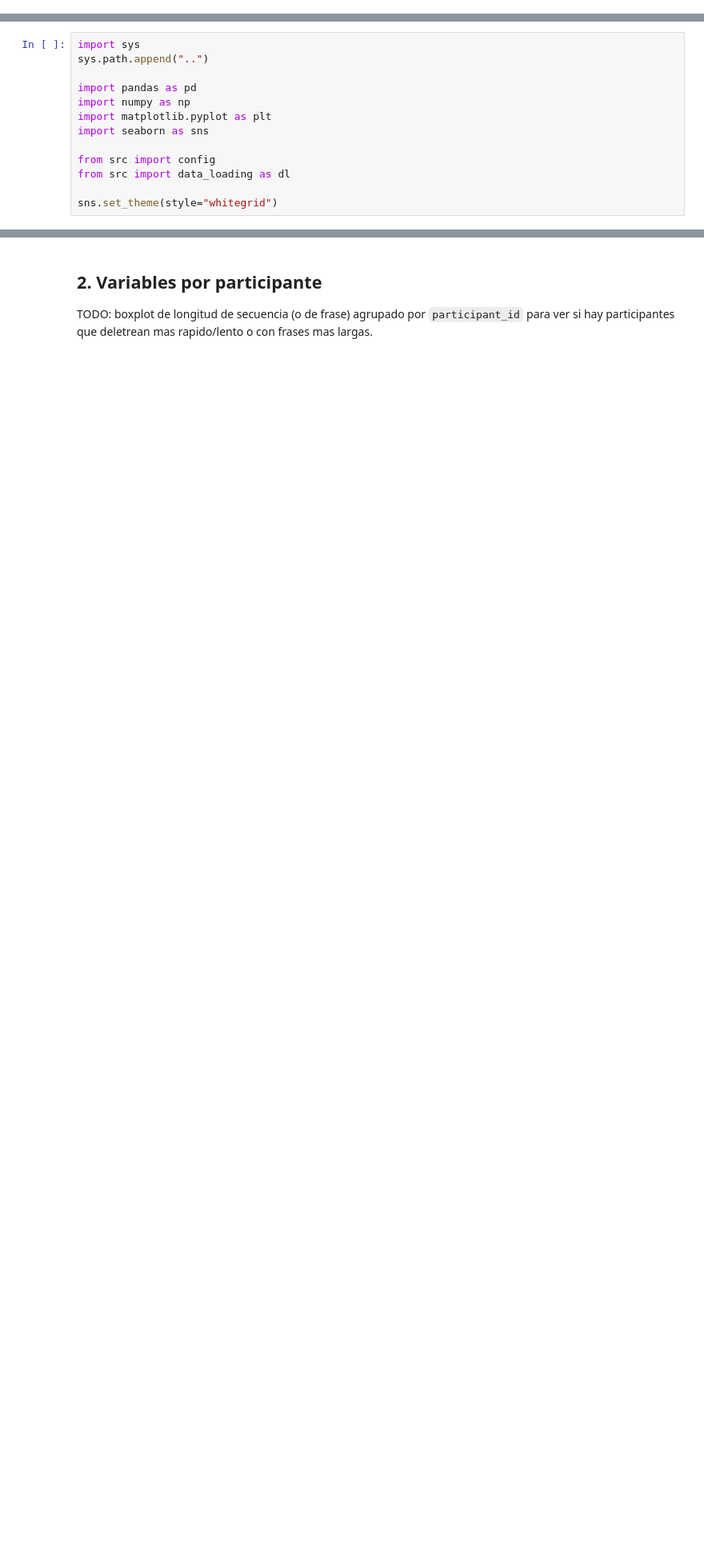
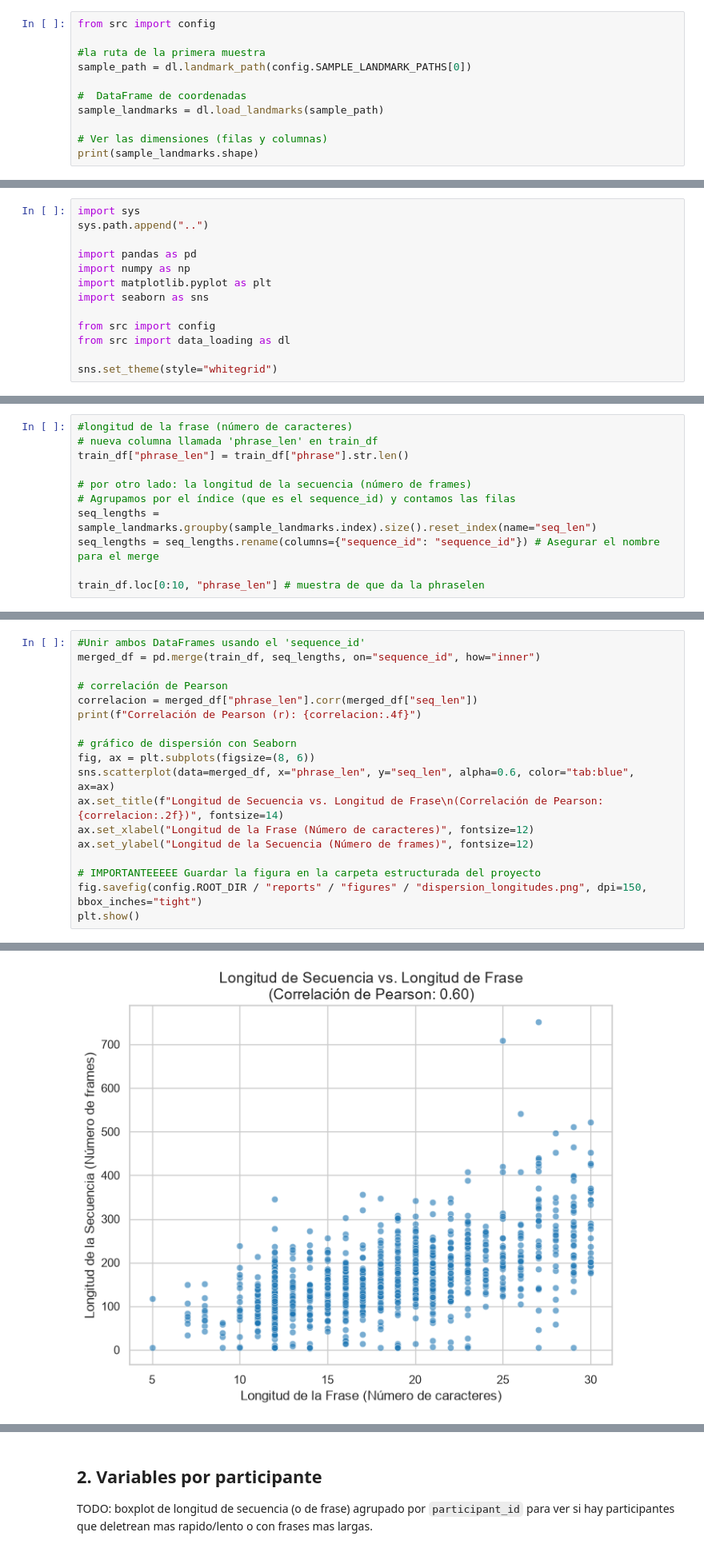
Before and after one commit to DufreyM/CC3084-Proyecto2, a Jupyter notebook: notebooks/04_analisis_bivariado.ipynb, the cells around one changed output, grey strips where cells are left out. Shown at 80% size. Cells and saved outputs as stored; diff of their text form; blank space fills up the shorter version.

Commit message:
feat: análisis bivariado entre longitud de secuencia y largo de frase, asi como secuencia por participante

```diff
--- a/notebooks/04_analisis_bivariado.ipynb
+++ b/notebooks/04_analisis_bivariado.ipynb
@@ -8,0 +29,11 @@
+# %%
+from src import config
+
+#la ruta de la primera muestra
+sample_path = dl.landmark_path(config.SAMPLE_LANDMARK_PATHS[0])
+
+#  DataFrame de coordenadas
+sample_landmarks = dl.load_landmarks(sample_path)
+
+# Ver las dimensiones (filas y columnas)
+print(sample_landmarks.shape)
@@ -29,0 +84,11 @@ TODO: dispersion + correlacion entre el numero de frames de la secuencia y el nu
+# %%
+#longitud de la frase (número de caracteres)
+# nueva columna llamada 'phrase_len' en train_df
+train_df["phrase_len"] = train_df["phrase"].str.len()
+
+# por otro lado: la longitud de la secuencia (número de frames)
+# Agrupamos por el índice (que es el sequence_id) y contamos las filas
+seq_lengths = sample_landmarks.groupby(sample_landmarks.index).size().reset_index(name="seq_len")
+seq_lengths = seq_lengths.rename(columns={"sequence_id": "sequence_id"}) # Asegurar el nombre para el merge
+
+train_df.loc[0:10, "phrase_len"] # muestra de que da la phraselen
@@ -29,0 +110,19 @@ TODO: dispersion + correlacion entre el numero de frames de la secuencia y el nu
+# %%
+#Unir ambos DataFrames usando el 'sequence_id'
+merged_df = pd.merge(train_df, seq_lengths, on="sequence_id", how="inner")
+
+# correlación de Pearson
+correlacion = merged_df["phrase_len"].corr(merged_df["seq_len"])
+print(f"Correlación de Pearson (r): {correlacion:.4f}")
+
+# gráfico de dispersión con Seaborn
+fig, ax = plt.subplots(figsize=(8, 6))
+sns.scatterplot(data=merged_df, x="phrase_len", y="seq_len", alpha=0.6, color="tab:blue", ax=ax)
+ax.set_title(f"Longitud de Secuencia vs. Longitud de Frase\n(Correlación de Pearson: {correlacion:.2f})", fontsize=14)
+ax.set_xlabel("Longitud de la Frase (Número de caracteres)", fontsize=12)
+ax.set_ylabel("Longitud de la Secuencia (Número de frames)", fontsize=12)
+
+# IMPORTANTEEEEE Guardar la figura en la carpeta estructurada del proyecto
+fig.savefig(config.ROOT_DIR / "reports" / "figures" / "dispersion_longitudes.png", dpi=150, bbox_inches="tight")
+plt.show()
+# %% [output]
@@ -29,0 +130 @@ TODO: dispersion + correlacion entre el numero de frames de la secuencia y el nu
+[figure, added]
```
Also changed, not shown: parts of 13 cells of this notebook, 4 other files.
